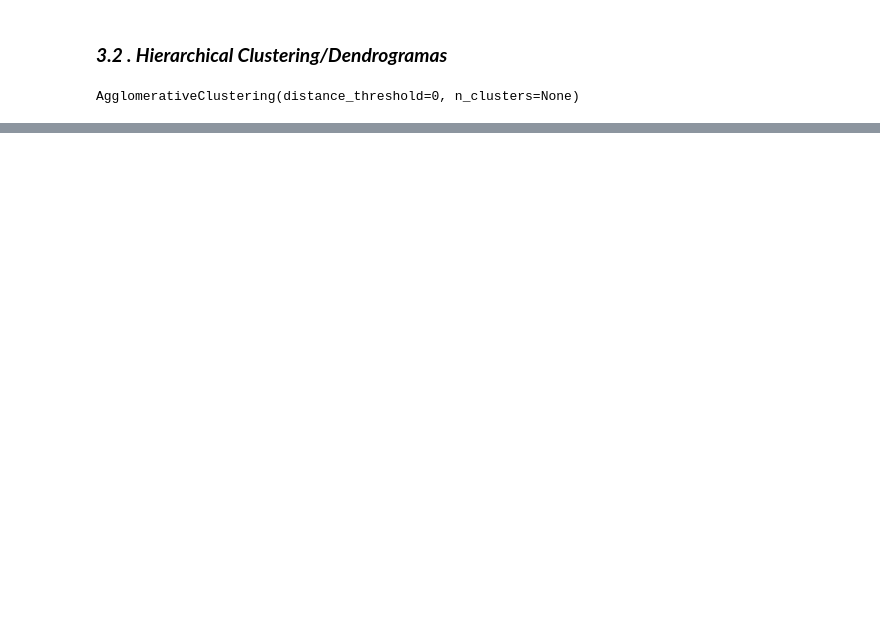
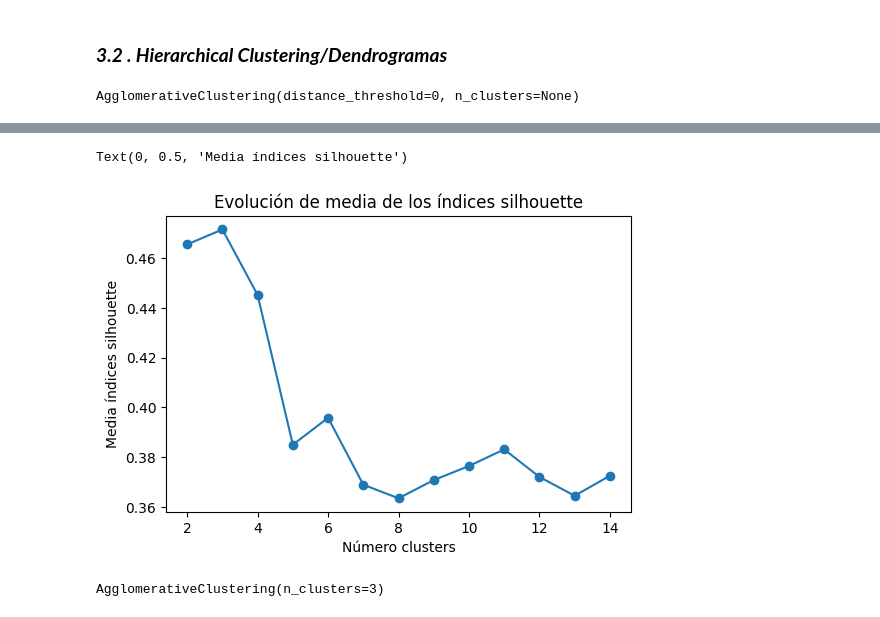
Before and after one commit to 100495991/AA_practica2, a Jupyter notebook: main.ipynb, the cells around one changed output, grey strips where cells are left out. Drawn from its saved outputs; the diff is of its cells as text; code cells hidden in the pictures; blank space fills up the shorter version.

```diff
--- a/main.ipynb
+++ b/main.ipynb
@@ -316,0 +339,35 @@ AttributeError: 'numpy.ndarray' object has no attribute 'index'
+# %%
+# Método silhouette para identificar el número óptimo de clusters
+# ==============================================================================
+range_n_clusters = range(2, 15)
+valores_medios_silhouette = []
+
+for n_clusters in range_n_clusters:
+    modelo = AgglomerativeClustering(
+        metric   = 'euclidean',
+        linkage    = 'ward',
+        n_clusters = n_clusters
+    )
+
+    cluster_labels = modelo.fit_predict(X_pca)
+    silhouette_avg = silhouette_score(X_pca, cluster_labels)
+    valores_medios_silhouette.append(silhouette_avg)
+
+fig, ax = plt.subplots(1, 1, figsize=(6, 3.84))
+ax.plot(range_n_clusters, valores_medios_silhouette, marker='o')
+ax.set_title("Evolución de media de los índices silhouette")
+ax.set_xlabel('Número clusters')
+ax.set_ylabel('Media índices silhouette')
+# %% [output]
+Text(0, 0.5, 'Media índices silhouette')
+[figure, added]
+# %%
+# Modelo final
+# ==============================================================================
+modelo_hclust_ward = AgglomerativeClustering(
+    linkage  = 'ward',
+    n_clusters = 3
+)
+modelo_hclust_ward.fit(X=X_pca)
+# %% [output]
+AgglomerativeClustering(n_clusters=3)
```
Also changed, not shown: parts of 15 cells of this notebook, 1 other file.
